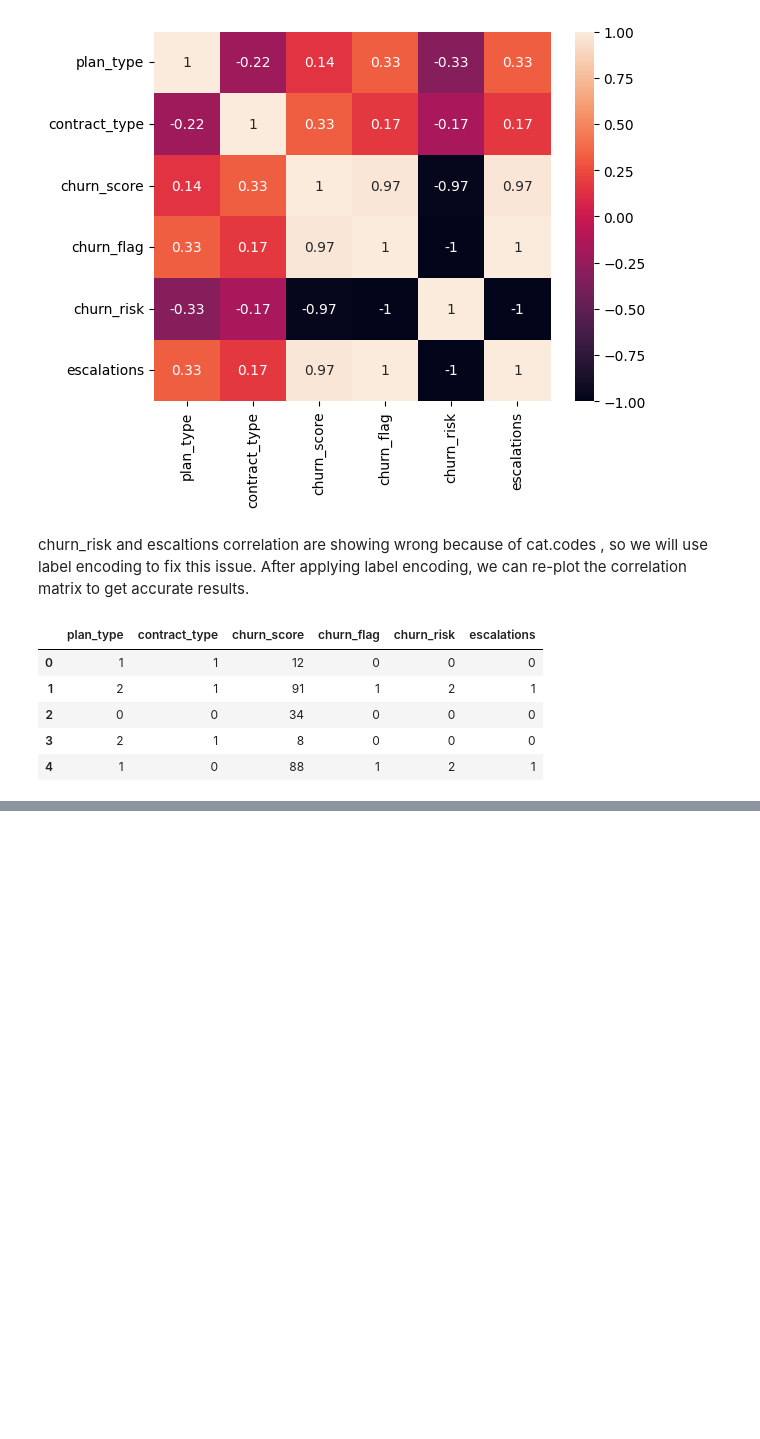
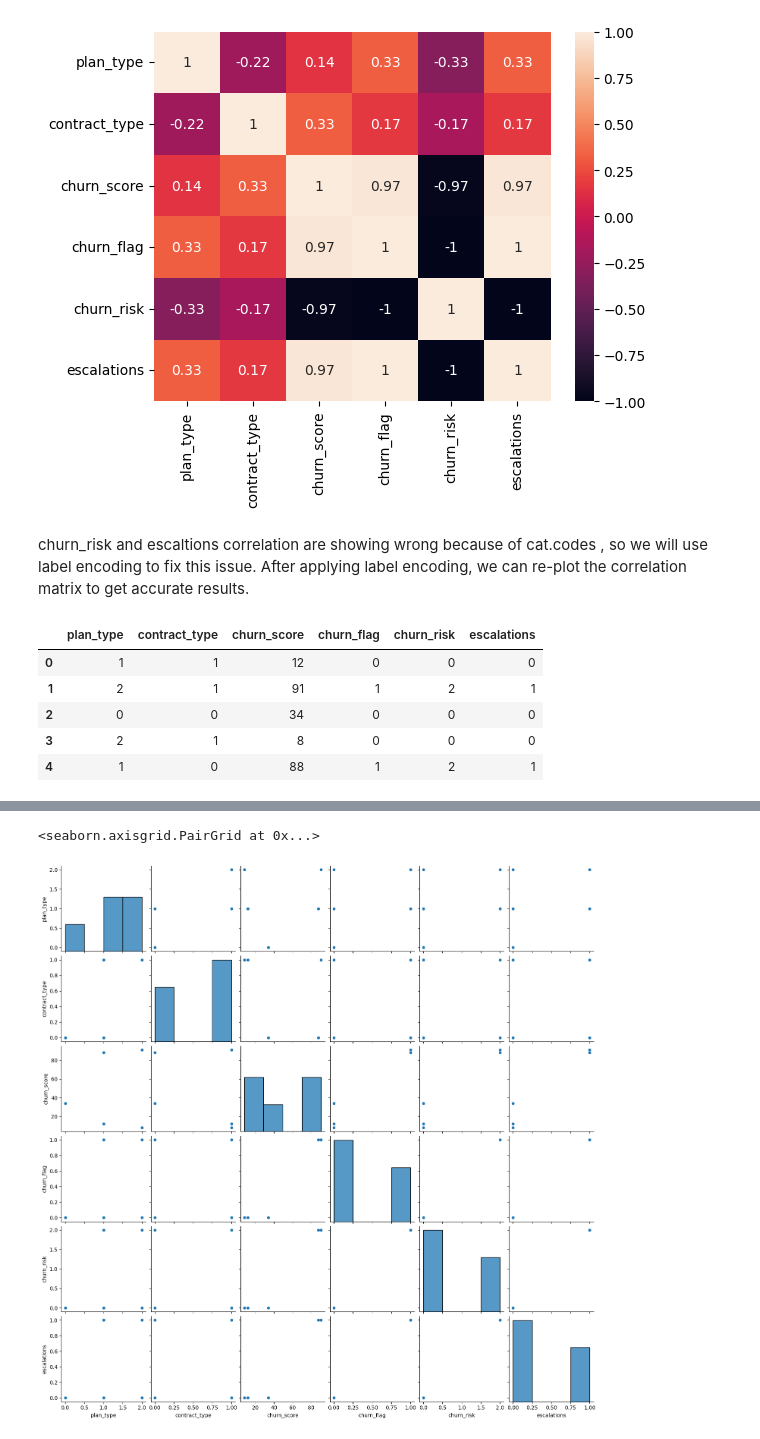
Before and after one commit to predictor450v/churn_analysis_project, a Jupyter notebook: churn.ipynb, the cells around one changed output, grey strips where cells are left out. Saved outputs shown, nothing was run; the diff lists cells and outputs as text; code cells hidden in the pictures; blank space fills up the shorter version.

```diff
--- a/churn.ipynb
+++ b/churn.ipynb
@@ -748,0 +754,7 @@ df_encoded.head()
+# %%
+# pairplot
+sns.pairplot(df_encoded)   # pairplot is used to visualize the relationship between multiple variables in a dataset.
+# relation is dataset
+# %% [output]
+<seaborn.axisgrid.PairGrid at 0x...>
+[figure, added]
```
Also changed, not shown: parts of 3 cells of this notebook.
